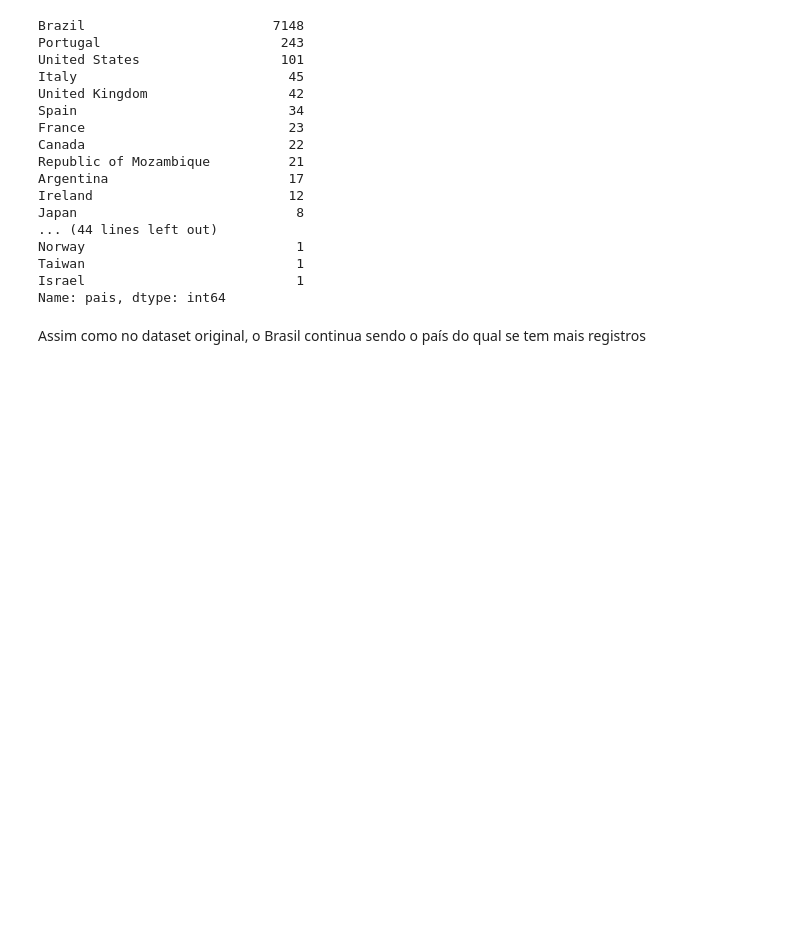
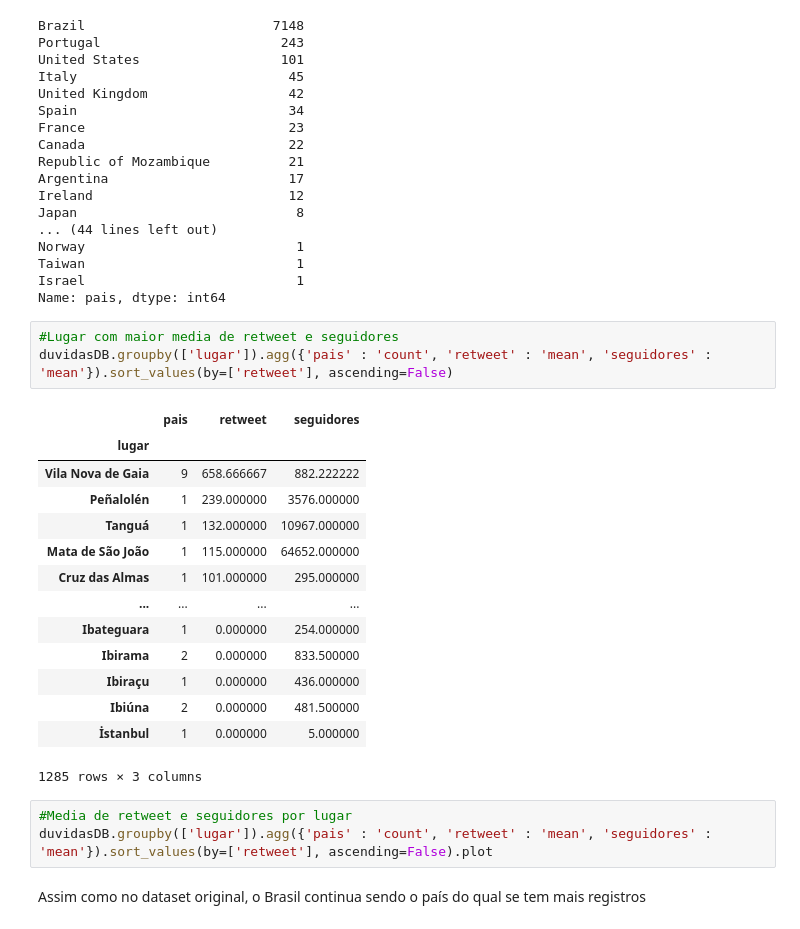
Before and after one commit to Mirnada/Covid_19, a Jupyter notebook: Covid_19.ipynb, the cells around one changed output. Drawn from its saved outputs; the diff is of its cells as text; blank space fills up the shorter version.

Commit message:
#Media de retweet e seguidores por lugar

```diff
--- a/Covid_19.ipynb
+++ b/Covid_19.ipynb
@@ -251,6 +251,27 @@ Norway                           1
 Taiwan                           1
 Israel                           1
 Name: pais, dtype: int64
+# %%
+#Lugar com maior media de retweet e seguidores
+duvidasDB.groupby(['lugar']).agg({'pais' : 'count', 'retweet' : 'mean', 'seguidores' : 'mean'}).sort_values(by=['retweet'], ascending=False)
+# %% [output]
+|  | pais | retweet | seguidores |
+| lugar |  |  |  |
+| Vila Nova de Gaia | 9 | 658.666667 | 882.222222 |
+| Peñalolén | 1 | 239.000000 | 3576.000000 |
+| Tanguá | 1 | 132.000000 | 10967.000000 |
+| Mata de São João | 1 | 115.000000 | 64652.000000 |
+| Cruz das Almas | 1 | 101.000000 | 295.000000 |
+| ... | ... | ... | ... |
+| Ibateguara | 1 | 0.000000 | 254.000000 |
+| Ibirama | 2 | 0.000000 | 833.500000 |
+| Ibiraçu | 1 | 0.000000 | 436.000000 |
+| Ibiúna | 2 | 0.000000 | 481.500000 |
+| İstanbul | 1 | 0.000000 | 5.000000 |
+1285 rows × 3 columns
+# %%
+#Media de retweet e seguidores por lugar
+duvidasDB.groupby(['lugar']).agg({'pais' : 'count', 'retweet' : 'mean', 'seguidores' : 'mean'}).sort_values(by=['retweet'], ascending=False).plot
 # %% [markdown]
 Assim como no dataset original, o Brasil continua sendo o país do qual se tem mais registros
 # %%
```
Also changed, not shown: parts of 1 cell of this notebook.
